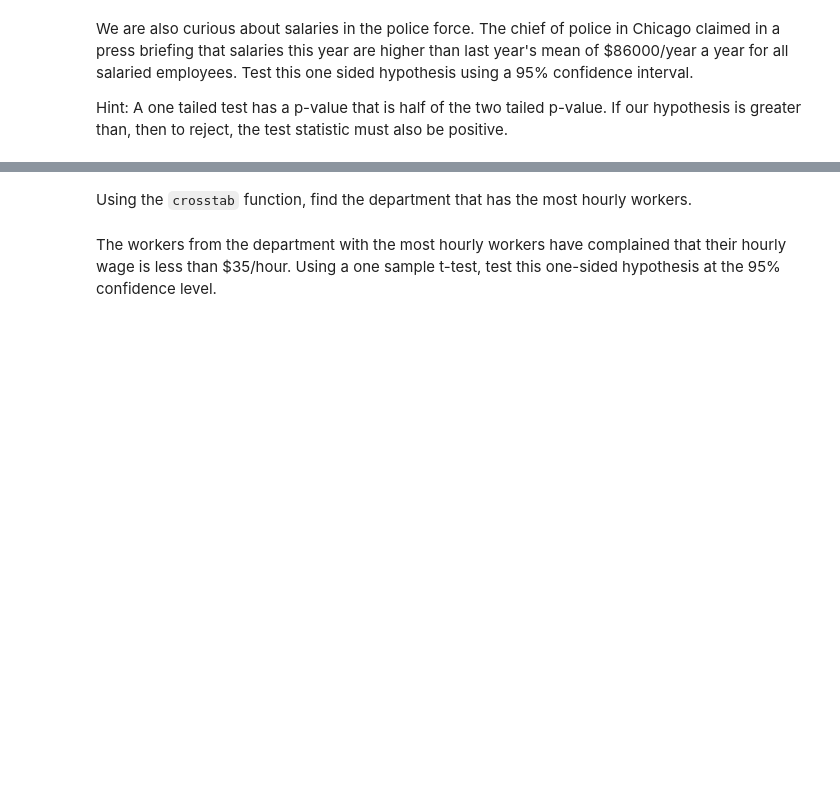
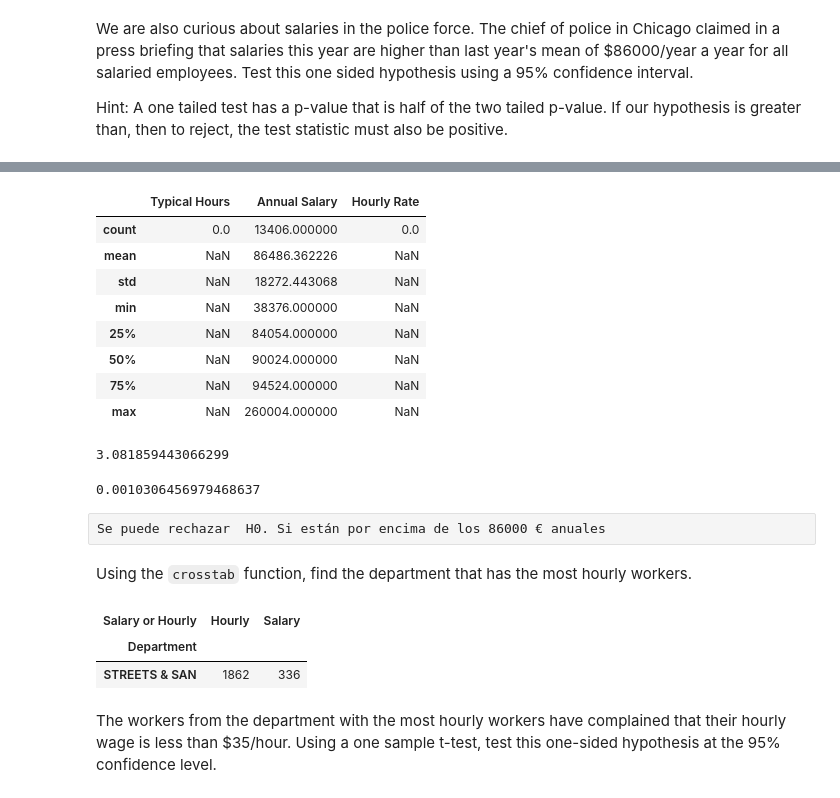
Before and after one commit to Ironhack-Data-Madrid-Mayo-2022/6.2-lab_hypothesis_testing, a Jupyter notebook: your-code/main.ipynb, the cells around one changed output, grey strips where cells are left out. Cells and saved outputs as stored; diff of their text form; code cells hidden in the pictures; blank space fills up the shorter version.

```diff
--- a/your-code/main.ipynb
+++ b/your-code/main.ipynb
@@ -79,0 +169,12 @@ Hint: A one tailed test has a p-value that is half of the two tailed p-value. If
+# %%
+salaries_pol_.describe()
+# %% [output]
+|  | Typical Hours | Annual Salary | Hourly Rate |
+| count | 0.0 | 13406.000000 | 0.0 |
+| mean | NaN | 86486.362226 | NaN |
+| std | NaN | 18272.443068 | NaN |
+| min | NaN | 38376.000000 | NaN |
+| 25% | NaN | 84054.000000 | NaN |
+| 50% | NaN | 90024.000000 | NaN |
+| 75% | NaN | 94524.000000 | NaN |
+| max | NaN | 260004.000000 | NaN |
@@ -80,2 +189,16 @@ Hint: A one tailed test has a p-value that is half of the two tailed p-value. If
+# %%
+t_test = (mu_hat - mu) / (std_hat/np.sqrt(n))
+
+t_test
+# %% [output]
+3.081859443066299
+# %%
+p_value=1-(t(df=13405).cdf(t_test))
+
+p_value
+# %% [output]
+0.0010306456979468637
+# %% [raw]
+Se puede rechazar  H0. Si están por encima de los 86000 € anuales
 # %% [markdown]
 Using the `crosstab` function, find the department that has the most hourly workers.
@@ -84,3 +205,12 @@ Using the `crosstab` function, find the department that has the most hourly work
+# %%
+# Your code here:
+cross = pd.crosstab(salaries['Department'], salaries['Salary or Hourly'])
+
+cross.sort_values('Hourly', ascending=False).head(1)
+# %% [output]
+| Salary or Hourly | Hourly | Salary |
+| Department |  |  |
+| STREETS & SAN | 1862 | 336 |
 # %% [markdown]
 The workers from the department with the most hourly workers have complained that their hourly wage is less than $35/hour. Using a one sample t-test, test this one-sided hypothesis at the 95% confidence level.
 # %%
```
Also changed, not shown: parts of 29 cells of this notebook, 1 other file.
